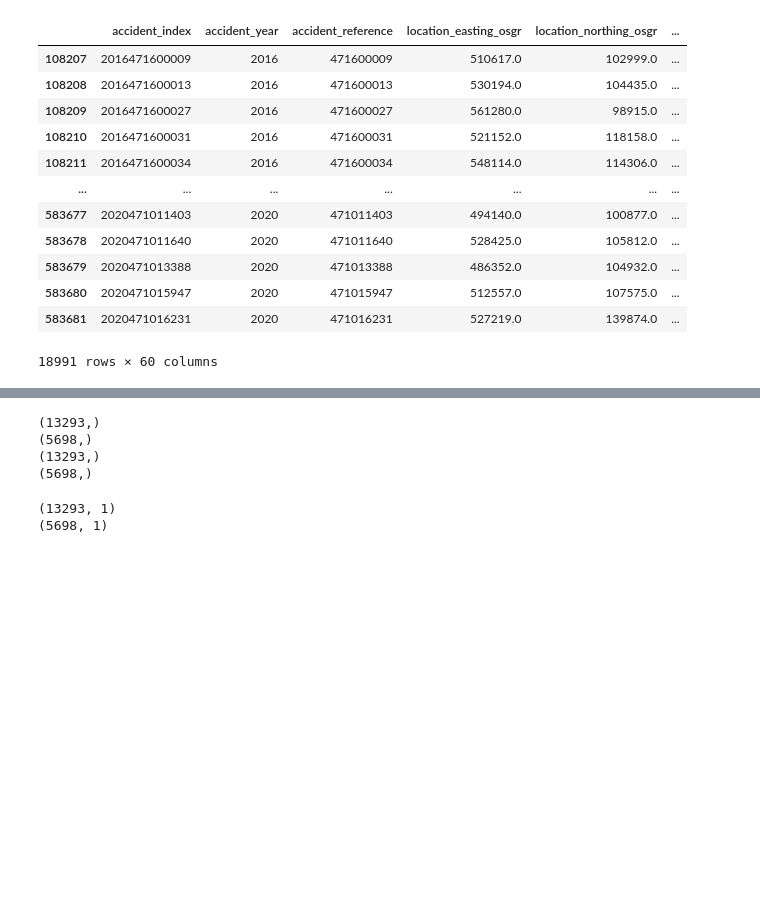
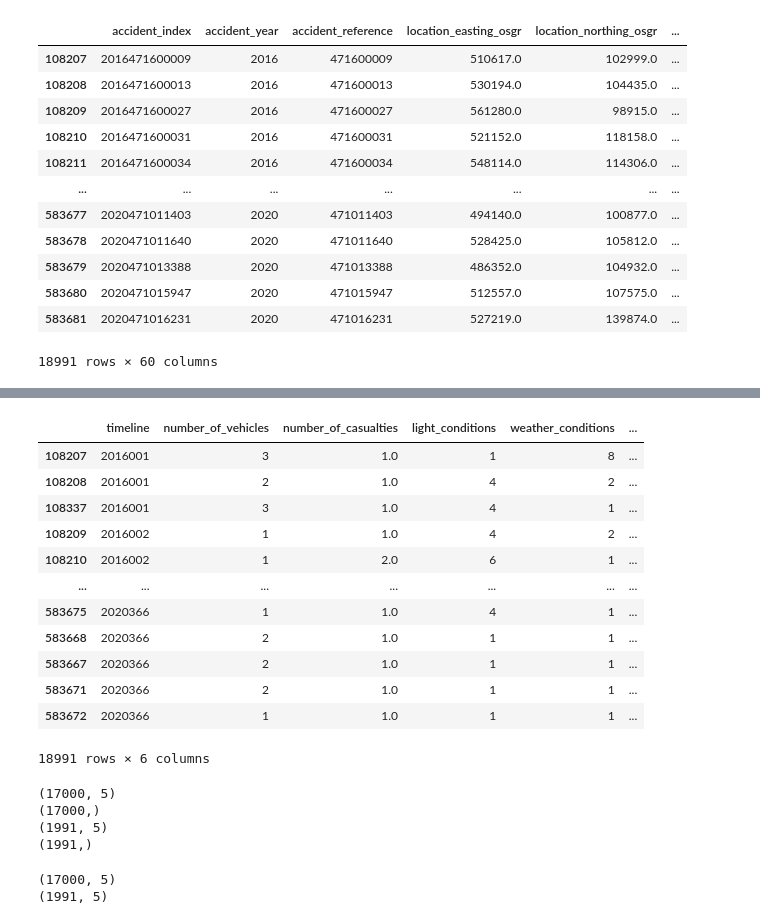
Before and after one commit to MikeHudgell/dsa, a Jupyter notebook: DSA - RTA-timeseries.ipynb, the cells around one changed output, grey strips where cells are left out. Saved outputs shown, nothing was run; the diff lists cells and outputs as text; code cells hidden in the pictures; blank space fills up the shorter version.

```diff
--- a/DSA - RTA-timeseries.ipynb
+++ b/DSA - RTA-timeseries.ipynb
@@ -157 +186,18 @@ analysis_rta_df = sussex_rta[['date_time', 'number_of_casualties']]
+# %%
+analysis_rta_df = analysis_rta_df.sort_values(by=['timeline'])
+analysis_rta_df
+# %% [output]
+|  | timeline | number_of_vehicles | number_of_casualties | light_conditions | weather_conditions | ... |
+| 108207 | 2016001 | 3 | 1.0 | 1 | 8 | ... |
+| 108208 | 2016001 | 2 | 1.0 | 4 | 2 | ... |
+| 108337 | 2016001 | 3 | 1.0 | 4 | 1 | ... |
+| 108209 | 2016002 | 1 | 1.0 | 4 | 2 | ... |
+| 108210 | 2016002 | 1 | 2.0 | 6 | 1 | ... |
+| ... | ... | ... | ... | ... | ... | ... |
+| 583675 | 2020366 | 1 | 1.0 | 4 | 1 | ... |
+| 583668 | 2020366 | 2 | 1.0 | 1 | 1 | ... |
+| 583667 | 2020366 | 2 | 1.0 | 1 | 1 | ... |
+| 583671 | 2020366 | 2 | 1.0 | 1 | 1 | ... |
+| 583672 | 2020366 | 1 | 1.0 | 1 | 1 | ... |
+18991 rows × 6 columns
 # %%
@@ -161,20 +219,21 @@ x_train, x_test, y_train, y_test = train_test_split(sussex_rta['date_time'],
 # %%
 print(x_train.shape)
+print(y_train.shape)
+
 print(x_test.shape)
-print(y_train.shape)
 print(y_test.shape)
 # %% [output]
-(13293,)
-(5698,)
-(13293,)
-(5698,)
+(17000, 5)
+(17000,)
+(1991, 5)
+(1991,)
 # %%
 x_train = np.asarray(x_train)
-x_train = x_train.reshape(-1,1)
+#x_train = x_train.reshape(-1,1)
 print(x_train.shape)
 x_test = np.asarray(x_test)
-x_test = x_test.reshape(-1,1)
+#x_test = x_test.reshape(-1,1)
 print(x_test.shape)
 # %% [output]
-(13293, 1)
-(5698, 1)
+(17000, 5)
+(1991, 5)
```
Also changed, not shown: parts of 21 cells of this notebook, 1 other file.
